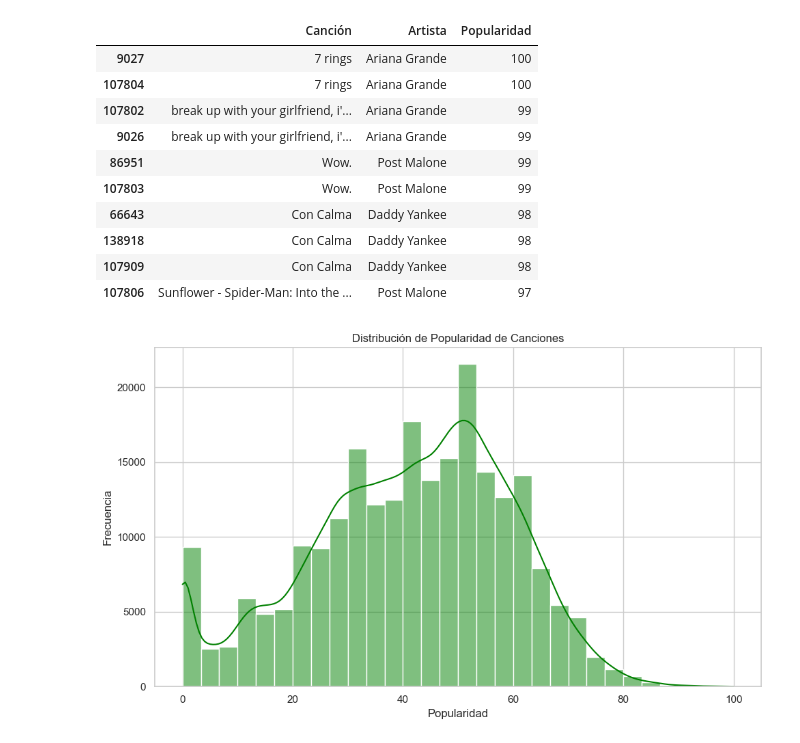
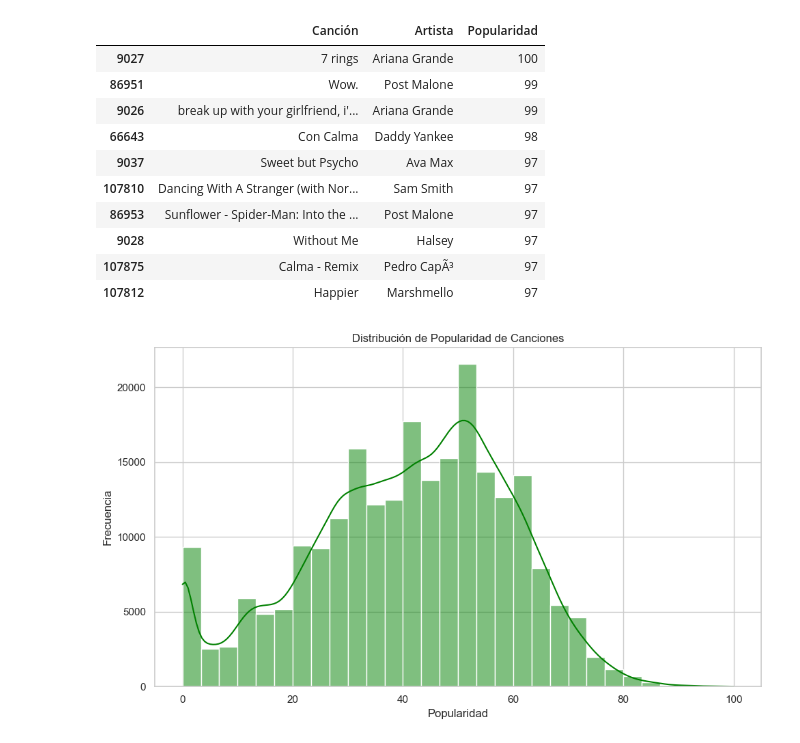
Before and after one commit to SergioACid/spotify-trends-analyzer, a Jupyter notebook: spotify_analysis.ipynb, the cells around one changed output. Drawn from its saved outputs; the diff is of its cells as text; code cells hidden in the pictures.

Commit message:
Duplicados Arreglado

```diff
--- a/spotify_analysis.ipynb
+++ b/spotify_analysis.ipynb
@@ -62,24 +62,28 @@ df.head()
 # %%
 # ==============================
 # Top 10 canciones más populares
 # ==============================
 
-top10 = df.sort_values("Popularidad", ascending=False).head(10)
+# Eliminar duplicados considerando la combinación de Canción y Artista
+df_unique = df.drop_duplicates(subset=["Canción", "Artista"])
+
+# Obtener top 10 de las canciones únicas
+top10 = df_unique.sort_values("Popularidad", ascending=False).head(10)
 
 # Mostrar tabla en notebook
 top10[["Canción", "Artista", "Popularidad"]]
 # %% [output]
 |  | Canción | Artista | Popularidad |
 | 9027 | 7 rings | Ariana Grande | 100 |
-| 107804 | 7 rings | Ariana Grande | 100 |
-| 107802 | break up with your girlfriend, i'... | Ariana Grande | 99 |
+| 86951 | Wow. | Post Malone | 99 |
 | 9026 | break up with your girlfriend, i'... | Ariana Grande | 99 |
-| 86951 | Wow. | Post Malone | 99 |
-| 107803 | Wow. | Post Malone | 99 |
 | 66643 | Con Calma | Daddy Yankee | 98 |
-| 138918 | Con Calma | Daddy Yankee | 98 |
-| 107909 | Con Calma | Daddy Yankee | 98 |
-| 107806 | Sunflower - Spider-Man: Into the ... | Post Malone | 97 |
+| 9037 | Sweet but Psycho | Ava Max | 97 |
+| 107810 | Dancing With A Stranger (with Nor... | Sam Smith | 97 |
+| 86953 | Sunflower - Spider-Man: Into the ... | Post Malone | 97 |
+| 9028 | Without Me | Halsey | 97 |
+| 107875 | Calma - Remix | Pedro CapÃ³ | 97 |
+| 107812 | Happier | Marshmello | 97 |
 # %%
 # ==============================
 # Distribución de popularidad de todas las canciones
```
